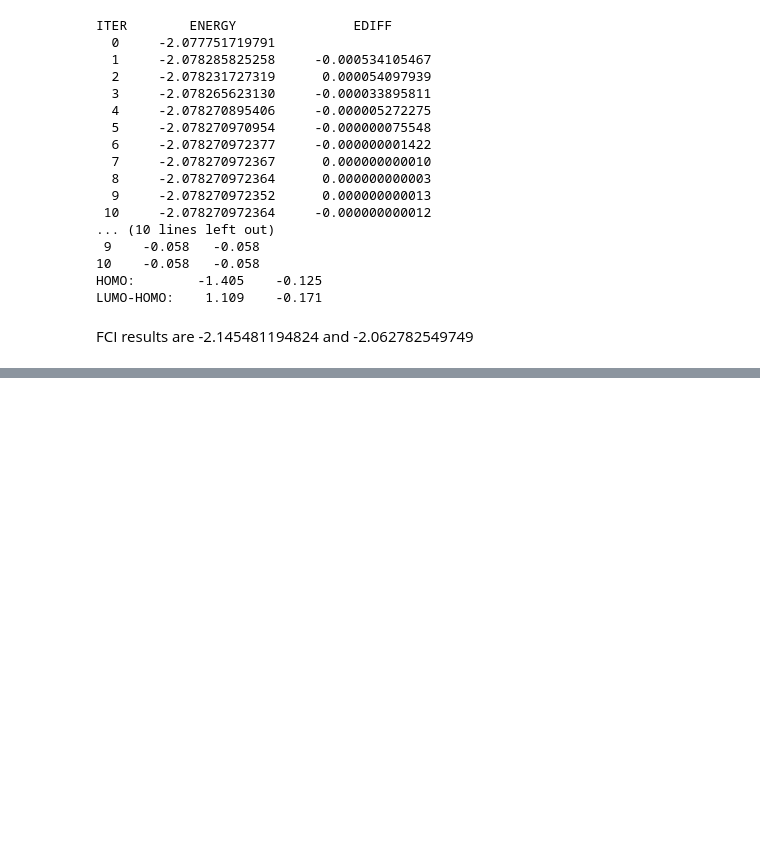
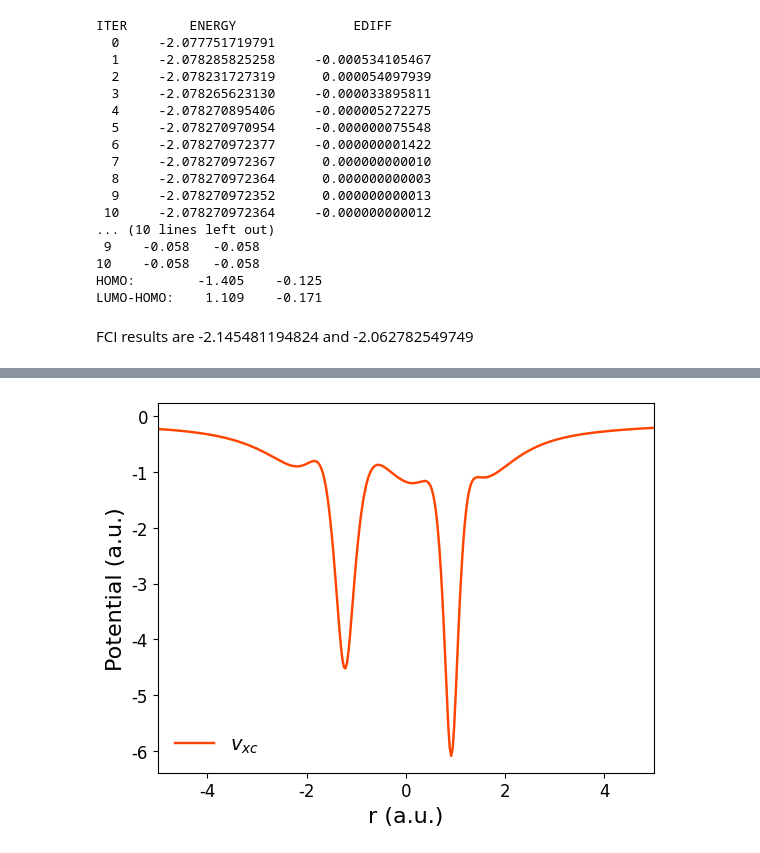
Before and after one commit to EgorTrushin/PyOEP, a Jupyter notebook: Advanced.ipynb, the cells around one changed output, grey strips where cells are left out. Drawn from its saved outputs; the diff is of its cells as text; code cells hidden in the pictures; blank space fills up the shorter version.

Commit message:
Add new section on KS inversion using reference density in OEP representation in Advanced.ipynb

```diff
--- a/Advanced.ipynb
+++ b/Advanced.ipynb
@@ -372,0 +401,15 @@ FCI results are -2.145481194824 and -2.062782549749
+# %%
+# Generate integration grid
+grid = dft.gen_grid.Grids(mol)
+grid.level = 5
+grid.build()
+
+# Store CCSD density on grid
+ao_grid = dft.numint.eval_ao(mol, grid.coords)
+density_on_grid = dft.numint.eval_rho(mol, ao_grid, dm_ccsd)
+# %%
+# Construct reference density in OEP representation
+ao_grid = dft.numint.eval_ao(mol, grid.coords)
+auxmol = df.addons.make_auxmol(mol, "aug-cc-pVDZ-RIFIT")
+V = coulomb_potential_on_grid(auxmol, grid.coords)
+t_ref = (grid.weights * density_on_grid) @ V
@@ -372,0 +588,4 @@ FCI results are -2.145481194824 and -2.062782549749
+# %%
+# KS inversion with reference density on OEP representation
+mf_inv_t_ref = KSINV_t_ref(mf, "aug-cc-pVDZ-RIFIT", t_ref)
+mf_inv_t_ref.run(maxit=100, thr_fai_oep=5e-2, grid_weights=(grid.coords, grid.weights, density_on_grid))
@@ -373,3 +610,19 @@ FCI results are -2.145481194824 and -2.062782549749
+# %%
+# Plot XC potential
+
+coords = gen_coords_1d(-15.0, 15.0, 1000)
+vcoul_on_grid = coulomb_potential_on_grid(mf_inv_t_ref.pmol, coords)
+vxc_on_grid_ksinv_t_ref = vcoul_on_grid @ (mf_inv_t_ref.vref_oep + mf_inv_t_ref.vrest_oep)
+
+plt.plot(coords[:, 2], vxc_on_grid_ksinv_t_ref, color="orangered", label="$v_{xc}$")
+plt.xlim(-5, 5)
+plt.ylabel("Potential (a.u.)", fontsize=16)
+plt.xlabel("r (a.u.)", fontsize=16)
+plt.legend(frameon=False)
+plt.show()
+plt.show()
+# %% [output]
+[figure, added]
 # %% [markdown]
 [![Ask questions](https://img.shields.io/static/v1.svg?logo=star&label=❔&message=Ask%20Questions&color=9cf)](https://github.com/EgorTrushin/PyOEP/issues)  For any questions, typos, or bugs that you found, please raise an issue on GitHub.
 [![Star the repository](https://img.shields.io/static/v1.svg?logo=star&label=⭐&message=Star%20the%20Repository&color=yellow)](https://github.com/EgorTrushin/PyOEP/)  If you found this tutorial helpful, consider ⭐-ing the repository.
```
Also changed, not shown: parts of 8 cells of this notebook.
